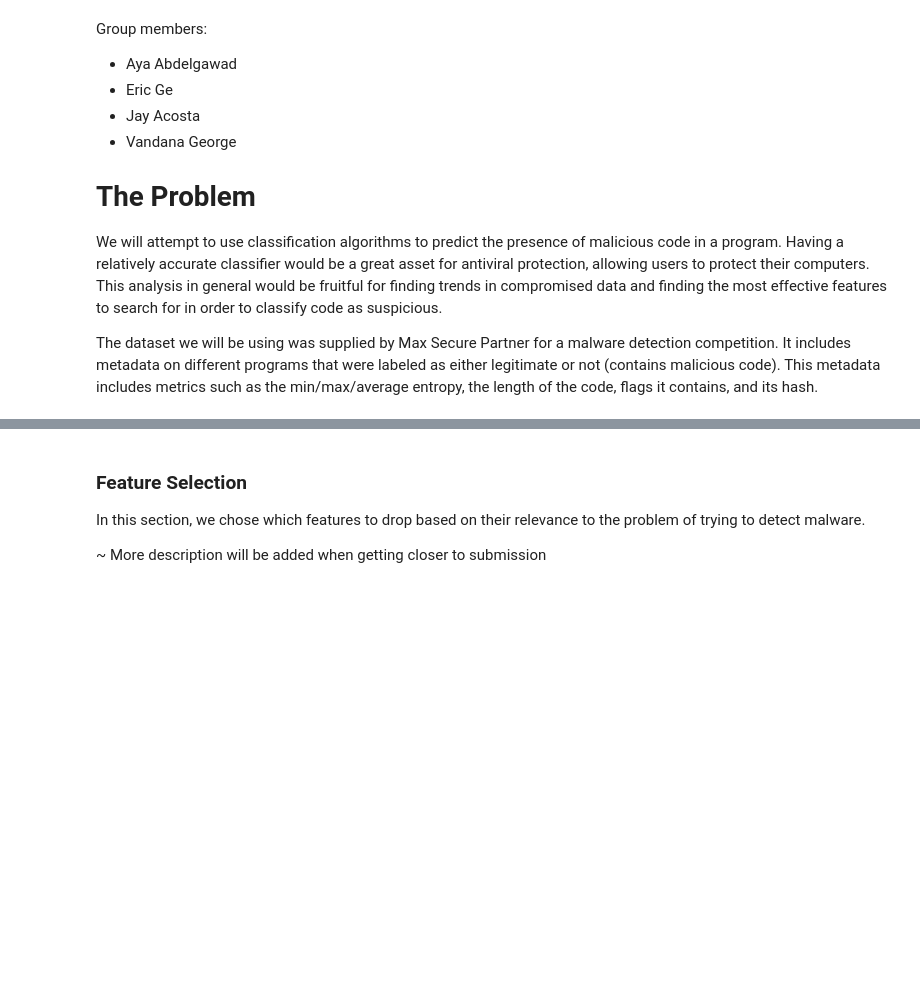
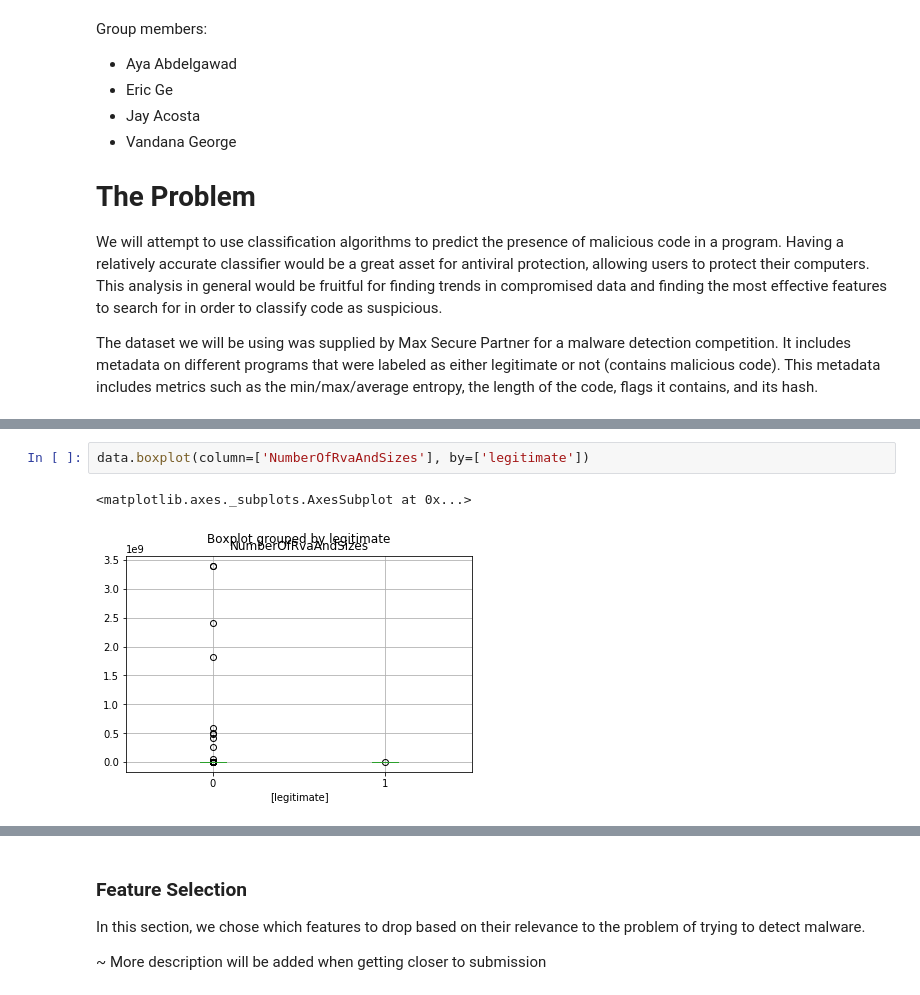
Before and after one commit to ayaabdelgawad/categorize-viruses, a Jupyter notebook: mal-classifier.ipynb, the cells around one changed output, grey strips where cells are left out. Drawn from its saved outputs; the diff is of its cells as text; blank space fills up the shorter version.

```diff
--- a/mal-classifier.ipynb
+++ b/mal-classifier.ipynb
@@ -42,0 +162,5 @@ data.describe(include='all')
+# %%
+data.boxplot(column=['NumberOfRvaAndSizes'], by=['legitimate'])
+# %% [output]
+<matplotlib.axes._subplots.AxesSubplot at 0x...>
+[figure, added]
```
Also changed, not shown: parts of 21 cells of this notebook.
